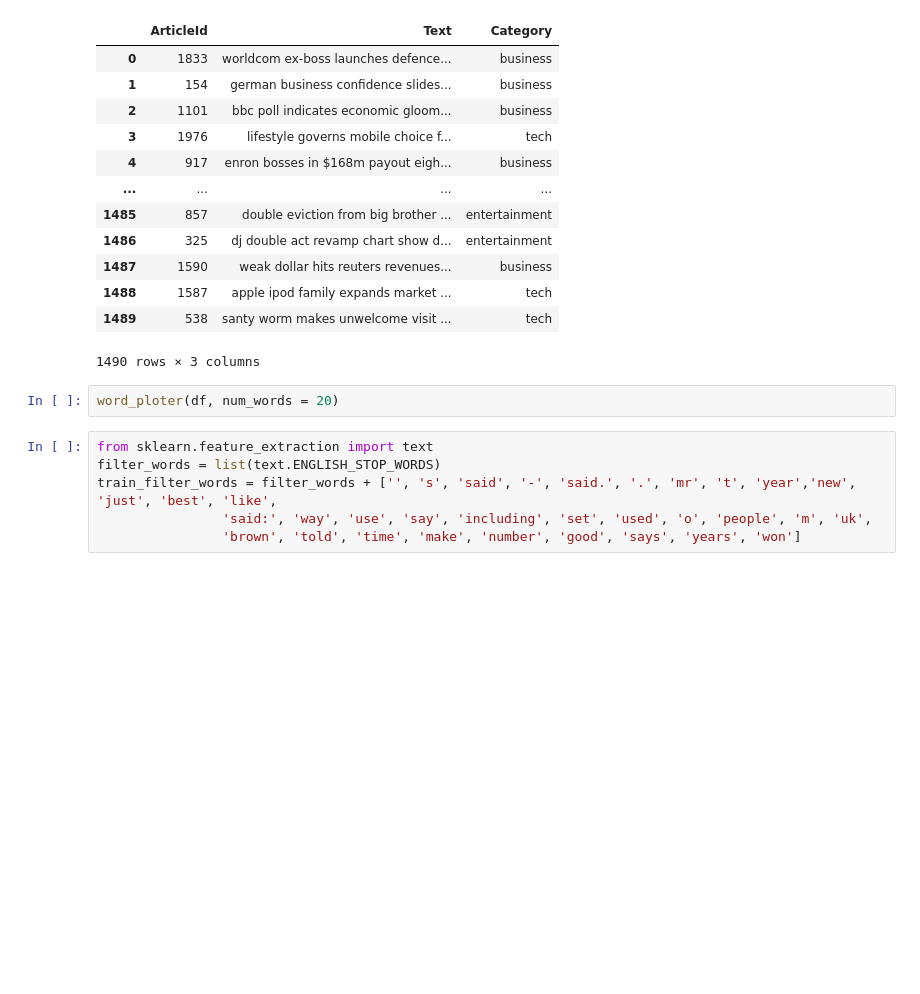
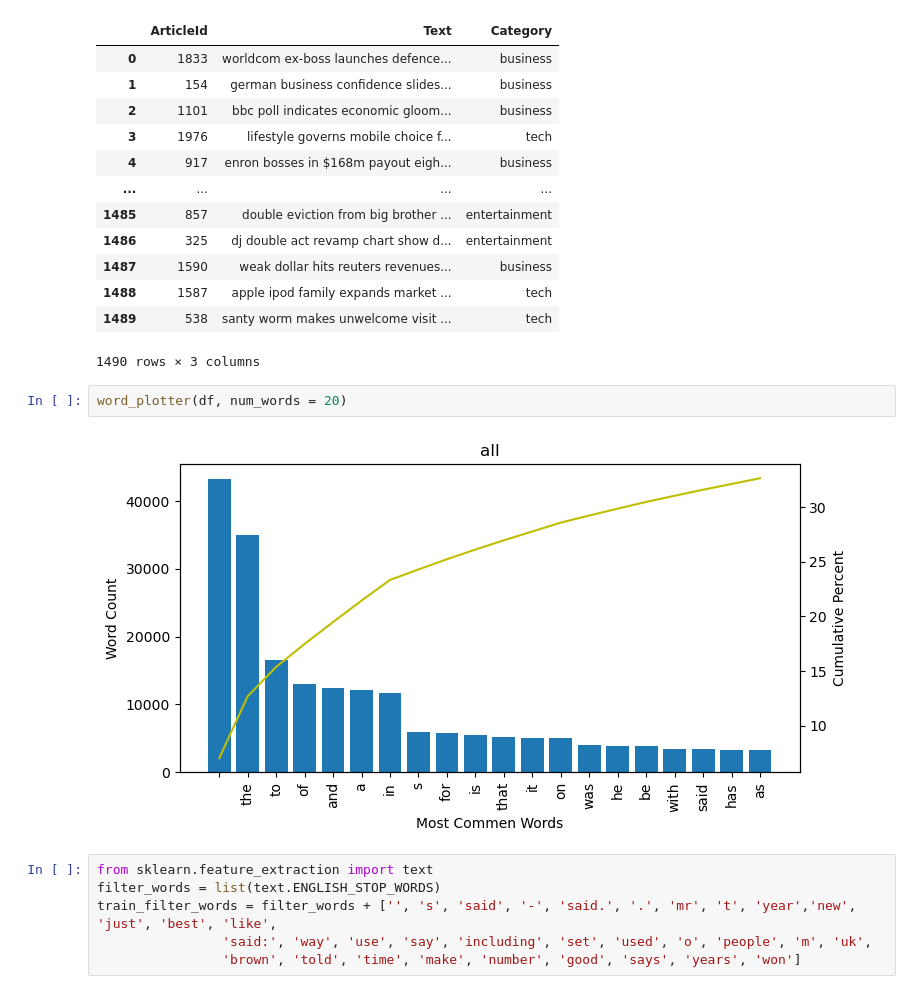
Before and after one commit to BenKupernik/CSCA-5632-Week-4, a Jupyter notebook: BBC EDA.ipynb, the cells around one changed output. Saved outputs shown, nothing was run; the diff lists cells and outputs as text; blank space fills up the shorter version.

```diff
--- a/BBC EDA.ipynb
+++ b/BBC EDA.ipynb
@@ -65,7 +19,9 @@ df
 | 1489 | 538 | santy worm makes unwelcome visit ... | tech |
 1490 rows × 3 columns
 # %%
-word_ploter(df, num_words = 20)
+word_plotter(df, num_words = 20)
+# %% [output]
+[figure, added]
 # %%
 from sklearn.feature_extraction import text
 filter_words = list(text.ENGLISH_STOP_WORDS)
```
Also changed, not shown: parts of 7 cells of this notebook, 2 other files.
